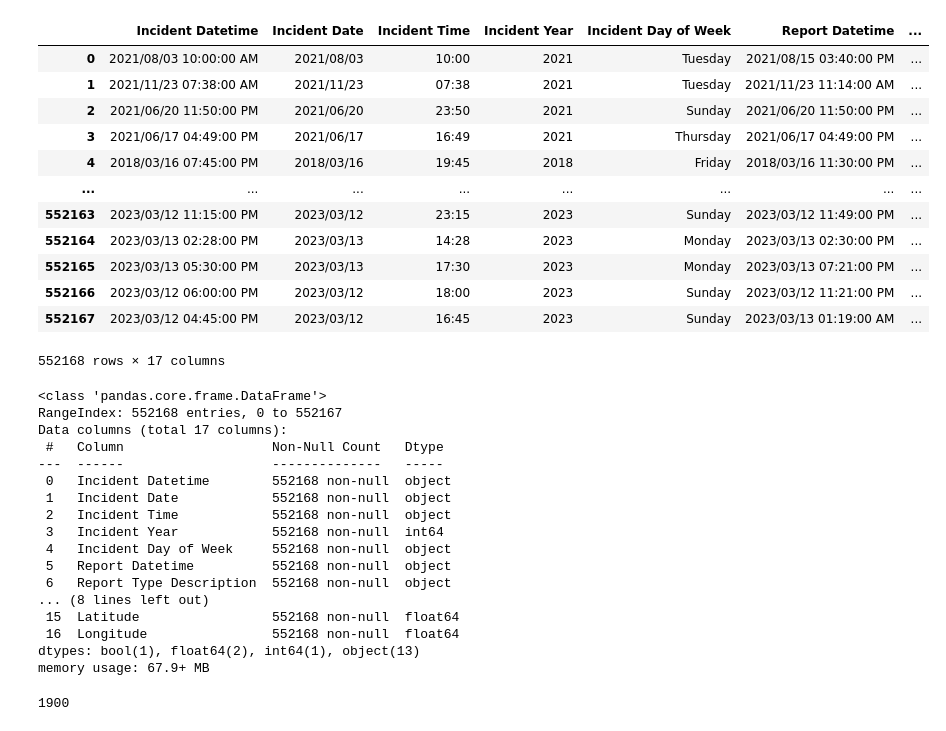
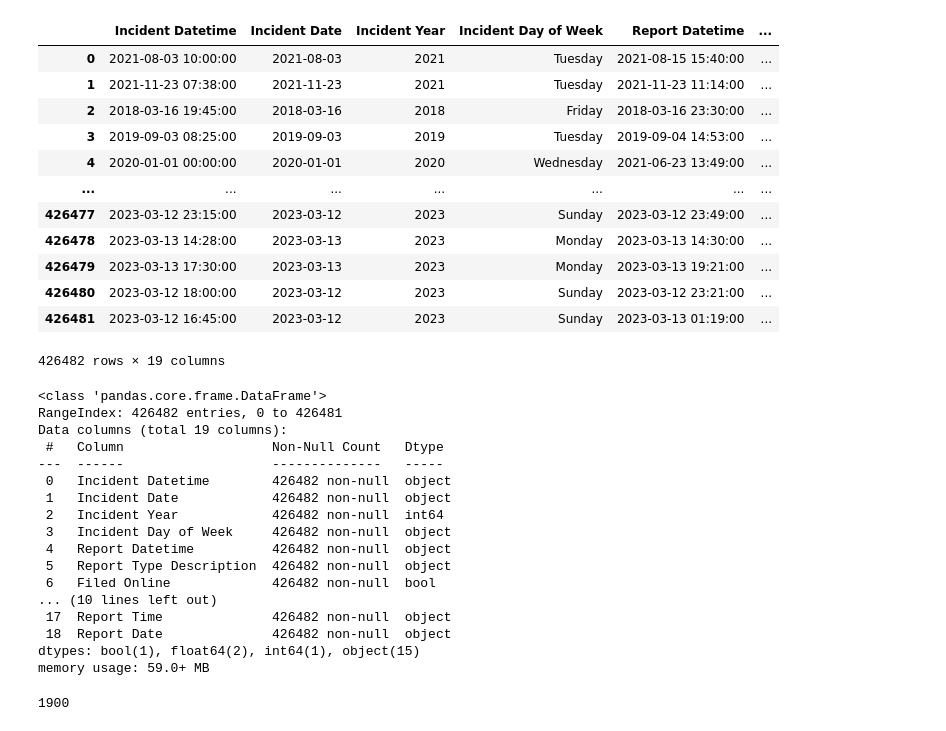
Before and after one commit to ahmed-saleem916/Virtual-Reality-, a Jupyter notebook: exploratory_analysis.ipynb, the cells around one changed output. Cells and saved outputs as stored; diff of their text form; code cells hidden in the pictures.

Commit message:
possible historic sf crime data

```diff
--- a/exploratory_analysis.ipynb
+++ b/exploratory_analysis.ipynb
@@ -4,21 +4,21 @@ import pandas as pd
 import numpy as np
 import scipy.stats as st
 # %%
-file = "../Resources/policereports_clean.csv"
+file = "../Resources/police_reports_clean.csv"
 
 police_reports = pd.read_csv(file)
 police_reports
 # %% [output]
-|  | Incident Datetime | Incident Date | Incident Time | Incident Year | Incident Day of Week | Report Datetime | ... |
-| 0 | 2021/08/03 10:00:00 AM | 2021/08/03 | 10:00 | 2021 | Tuesday | 2021/08/15 03:40:00 PM | ... |
-| 1 | 2021/11/23 07:38:00 AM | 2021/11/23 | 07:38 | 2021 | Tuesday | 2021/11/23 11:14:00 AM | ... |
-| 2 | 2021/06/20 11:50:00 PM | 2021/06/20 | 23:50 | 2021 | Sunday | 2021/06/20 11:50:00 PM | ... |
-| 3 | 2021/06/17 04:49:00 PM | 2021/06/17 | 16:49 | 2021 | Thursday | 2021/06/17 04:49:00 PM | ... |
-| 4 | 2018/03/16 07:45:00 PM | 2018/03/16 | 19:45 | 2018 | Friday | 2018/03/16 11:30:00 PM | ... |
-| ... | ... | ... | ... | ... | ... | ... | ... |
-| 552163 | 2023/03/12 11:15:00 PM | 2023/03/12 | 23:15 | 2023 | Sunday | 2023/03/12 11:49:00 PM | ... |
-| 552164 | 2023/03/13 02:28:00 PM | 2023/03/13 | 14:28 | 2023 | Monday | 2023/03/13 02:30:00 PM | ... |
-| 552165 | 2023/03/13 05:30:00 PM | 2023/03/13 | 17:30 | 2023 | Monday | 2023/03/13 07:21:00 PM | ... |
-| 552166 | 2023/03/12 06:00:00 PM | 2023/03/12 | 18:00 | 2023 | Sunday | 2023/03/12 11:21:00 PM | ... |
-| 552167 | 2023/03/12 04:45:00 PM | 2023/03/12 | 16:45 | 2023 | Sunday | 2023/03/13 01:19:00 AM | ... |
+|  | Incident Datetime | Incident Date | Incident Year | Incident Day of Week | Report Datetime | ... |
+| 0 | 2021-08-03 10:00:00 | 2021-08-03 | 2021 | Tuesday | 2021-08-15 15:40:00 | ... |
+| 1 | 2021-11-23 07:38:00 | 2021-11-23 | 2021 | Tuesday | 2021-11-23 11:14:00 | ... |
+| 2 | 2018-03-16 19:45:00 | 2018-03-16 | 2018 | Friday | 2018-03-16 23:30:00 | ... |
+| 3 | 2019-09-03 08:25:00 | 2019-09-03 | 2019 | Tuesday | 2019-09-04 14:53:00 | ... |
+| 4 | 2020-01-01 00:00:00 | 2020-01-01 | 2020 | Wednesday | 2021-06-23 13:49:00 | ... |
+| ... | ... | ... | ... | ... | ... | ... |
+| 426477 | 2023-03-12 23:15:00 | 2023-03-12 | 2023 | Sunday | 2023-03-12 23:49:00 | ... |
+| 426478 | 2023-03-13 14:28:00 | 2023-03-13 | 2023 | Monday | 2023-03-13 14:30:00 | ... |
+| 426479 | 2023-03-13 17:30:00 | 2023-03-13 | 2023 | Monday | 2023-03-13 19:21:00 | ... |
+| 426480 | 2023-03-12 18:00:00 | 2023-03-12 | 2023 | Sunday | 2023-03-12 23:21:00 | ... |
+| 426481 | 2023-03-12 16:45:00 | 2023-03-12 | 2023 | Sunday | 2023-03-13 01:19:00 | ... |
-552168 rows × 17 columns
+426482 rows × 19 columns
@@ -45,22 +26,22 @@ police_reports
 police_reports.info()
 # %% [output]
 <class 'pandas.core.frame.DataFrame'>
-RangeIndex: 552168 entries, 0 to 552167
-Data columns (total 17 columns):
+RangeIndex: 426482 entries, 0 to 426481
+Data columns (total 19 columns):
  #   Column                   Non-Null Count   Dtype
 ---  ------                   --------------   -----
- 0   Incident Datetime        552168 non-null  object
- 1   Incident Date            552168 non-null  object
- 2   Incident Time            552168 non-null  object
- 3   Incident Year            552168 non-null  int64
- 4   Incident Day of Week     552168 non-null  object
- 5   Report Datetime          552168 non-null  object
- 6   Report Type Description  552168 non-null  object
-... (8 lines left out)
- 15  Latitude                 552168 non-null  float64
- 16  Longitude                552168 non-null  float64
-dtypes: bool(1), float64(2), int64(1), object(13)
-memory usage: 67.9+ MB
+ 0   Incident Datetime        426482 non-null  object
+ 1   Incident Date            426482 non-null  object
+ 2   Incident Year            426482 non-null  int64
+ 3   Incident Day of Week     426482 non-null  object
+ 4   Report Datetime          426482 non-null  object
+ 5   Report Type Description  426482 non-null  object
+ 6   Filed Online             426482 non-null  bool
+... (10 lines left out)
+ 17  Report Time              426482 non-null  object
+ 18  Report Date              426482 non-null  object
+dtypes: bool(1), float64(2), int64(1), object(15)
+memory usage: 59.0+ MB
 # %%
 # shows the number of days tracked in the data set
 num_days = police_reports["Incident Date"].nunique()
```
Also changed, not shown: parts of 10 cells of this notebook, 1 other file.
